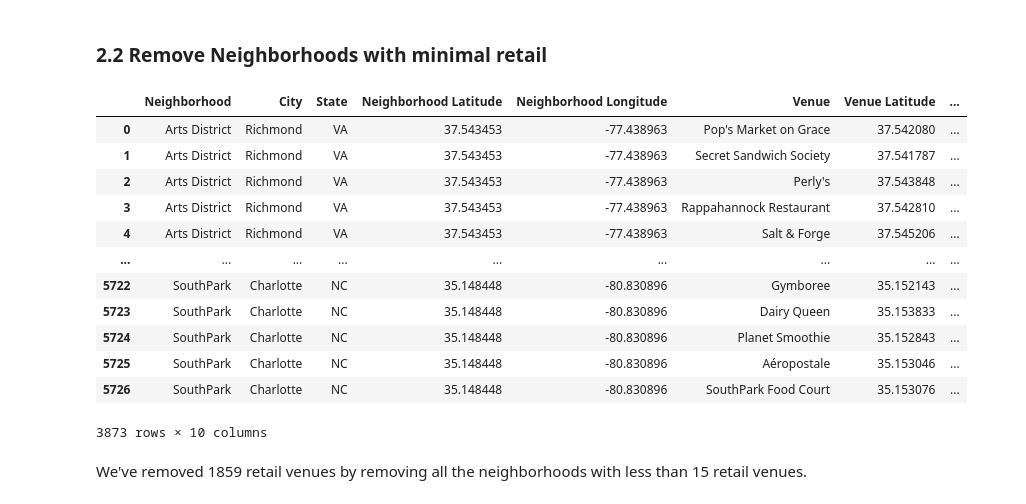
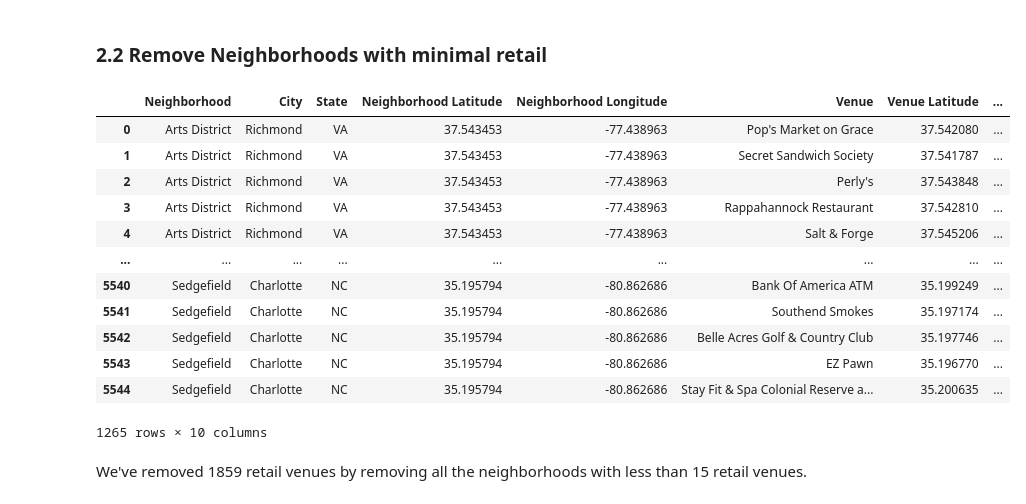
Before and after one commit to mphill82/Coursera_Capstone, a Jupyter notebook: Retail_Inference_notebook.ipynb, the cells around one changed output. Drawn from its saved outputs; the diff is of its cells as text; code cells hidden in the pictures.

```diff
--- a/Retail_Inference_notebook.ipynb
+++ b/Retail_Inference_notebook.ipynb
@@ -420,23 +422,23 @@ There are 480 neighborhoods with less than 15 retail locations.  Since we are cl
 # %%
 #add the venue count column to the venues_df
 venues_df=venues_df.merge(neigh_df,on=['Neighborhood','City','State','Neighborhood Latitude','Neighborhood Longitude'])
 #Remove neighborhoods with less than 15 retail venues
-venues_df = venues_df[venues_df['Neighborhood Venue Count']>=15]
+venues_df = venues_df[(venues_df['Neighborhood Venue Count']>=15) & (venues_df['Neighborhood Venue Count']<=30) ]
 venues_df
 # %% [output]
 |  | Neighborhood | City | State | Neighborhood Latitude | Neighborhood Longitude | Venue | Venue Latitude | ... |
 | 0 | Arts District | Richmond | VA | 37.543453 | -77.438963 | Pop's Market on Grace | 37.542080 | ... |
 | 1 | Arts District | Richmond | VA | 37.543453 | -77.438963 | Secret Sandwich Society | 37.541787 | ... |
 | 2 | Arts District | Richmond | VA | 37.543453 | -77.438963 | Perly's | 37.543848 | ... |
 | 3 | Arts District | Richmond | VA | 37.543453 | -77.438963 | Rappahannock Restaurant | 37.542810 | ... |
 | 4 | Arts District | Richmond | VA | 37.543453 | -77.438963 | Salt & Forge | 37.545206 | ... |
 | ... | ... | ... | ... | ... | ... | ... | ... | ... |
-| 5722 | SouthPark | Charlotte | NC | 35.148448 | -80.830896 | Gymboree | 35.152143 | ... |
-| 5723 | SouthPark | Charlotte | NC | 35.148448 | -80.830896 | Dairy Queen | 35.153833 | ... |
-| 5724 | SouthPark | Charlotte | NC | 35.148448 | -80.830896 | Planet Smoothie | 35.152843 | ... |
-| 5725 | SouthPark | Charlotte | NC | 35.148448 | -80.830896 | Aéropostale | 35.153046 | ... |
-| 5726 | SouthPark | Charlotte | NC | 35.148448 | -80.830896 | SouthPark Food Court | 35.153076 | ... |
+| 5540 | Sedgefield | Charlotte | NC | 35.195794 | -80.862686 | Bank Of America ATM | 35.199249 | ... |
+| 5541 | Sedgefield | Charlotte | NC | 35.195794 | -80.862686 | Southend Smokes | 35.197174 | ... |
+| 5542 | Sedgefield | Charlotte | NC | 35.195794 | -80.862686 | Belle Acres Golf & Country Club | 35.197746 | ... |
+| 5543 | Sedgefield | Charlotte | NC | 35.195794 | -80.862686 | EZ Pawn | 35.196770 | ... |
+| 5544 | Sedgefield | Charlotte | NC | 35.195794 | -80.862686 | Stay Fit & Spa Colonial Reserve a... | 35.200635 | ... |
-3873 rows × 10 columns
+1265 rows × 10 columns
 # %% [markdown]
 We've removed 1859 retail venues by removing all the neighborhoods with less than 15 retail venues.
 # %% [markdown]
```
Also changed, not shown: parts of 17 cells of this notebook, 1 other file.
